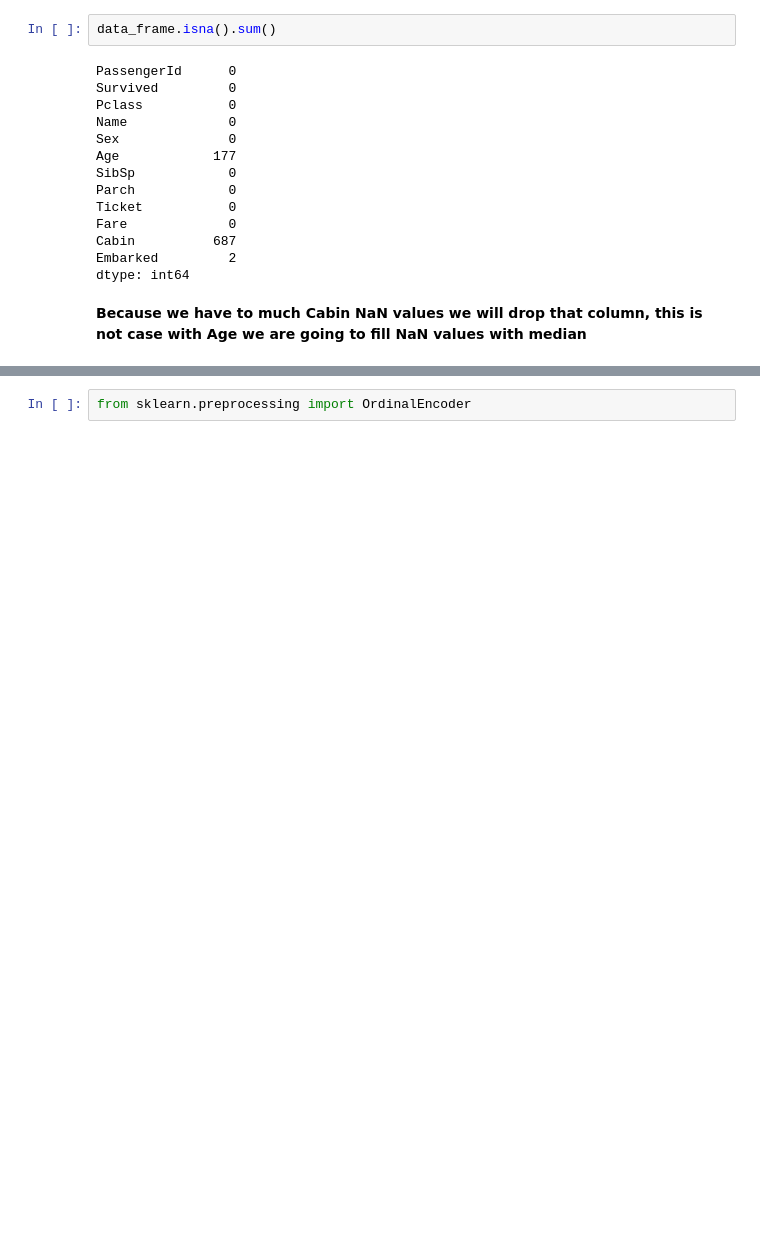
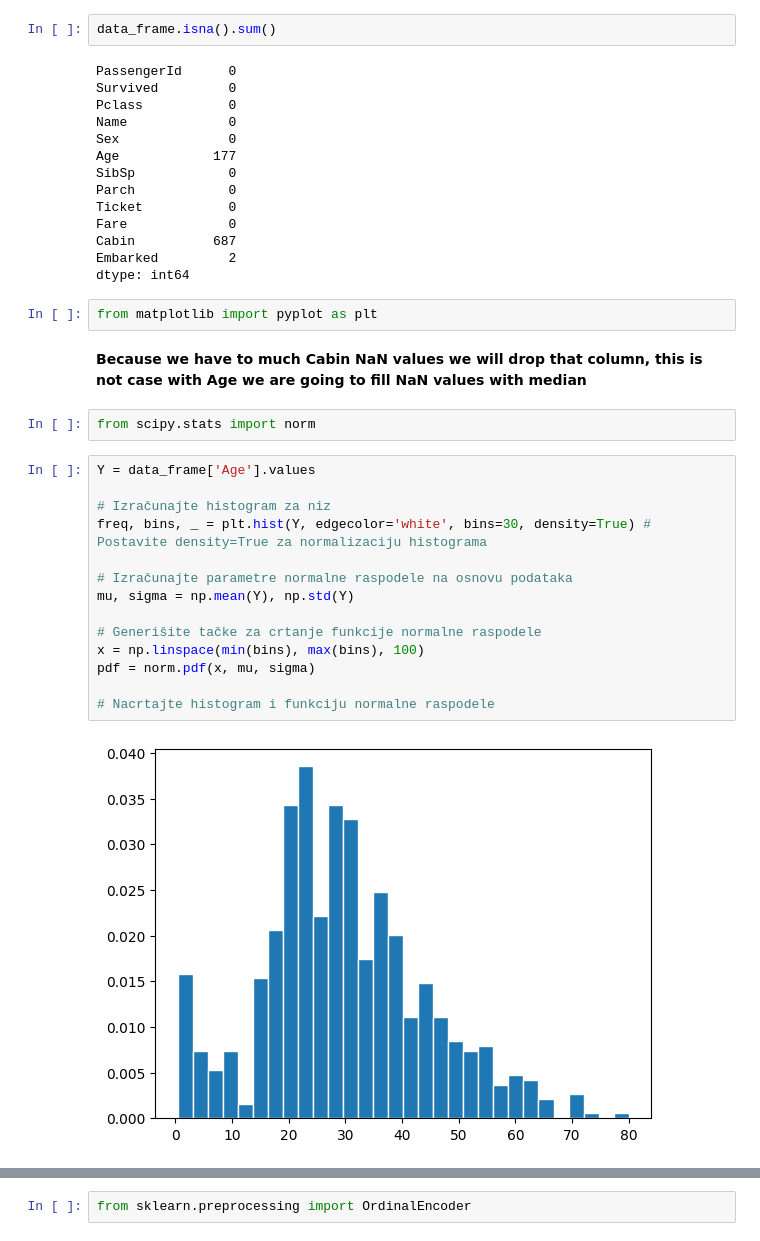
Before and after one commit to kristijanpetronijevic/kaggle_titanic, a Jupyter notebook: train.ipynb, the cells around one changed output, grey strips where cells are left out. Cells and saved outputs as stored; diff of their text form; blank space fills up the shorter version.

```diff
--- a/train.ipynb
+++ b/train.ipynb
@@ -42,5 +42,25 @@ Fare             0
 Cabin          687
 Embarked         2
 dtype: int64
+# %%
+from matplotlib import pyplot as plt
 # %% [markdown]
 **Because we have to much Cabin NaN values we will drop that column, this is not case with Age we are going to fill NaN values with median**
+# %%
+from scipy.stats import norm
+# %%
+Y = data_frame['Age'].values
+
+# Izračunajte histogram za niz
+freq, bins, _ = plt.hist(Y, edgecolor='white', bins=30, density=True) # Postavite density=True za normalizaciju histograma
+
+# Izračunajte parametre normalne raspodele na osnovu podataka
+mu, sigma = np.mean(Y), np.std(Y)
+
+# Generišite tačke za crtanje funkcije normalne raspodele
+x = np.linspace(min(bins), max(bins), 100)
+pdf = norm.pdf(x, mu, sigma)
+
+# Nacrtajte histogram i funkciju normalne raspodele
+# %% [output]
+[figure, added]
```
Also changed, not shown: parts of 10 cells of this notebook.
